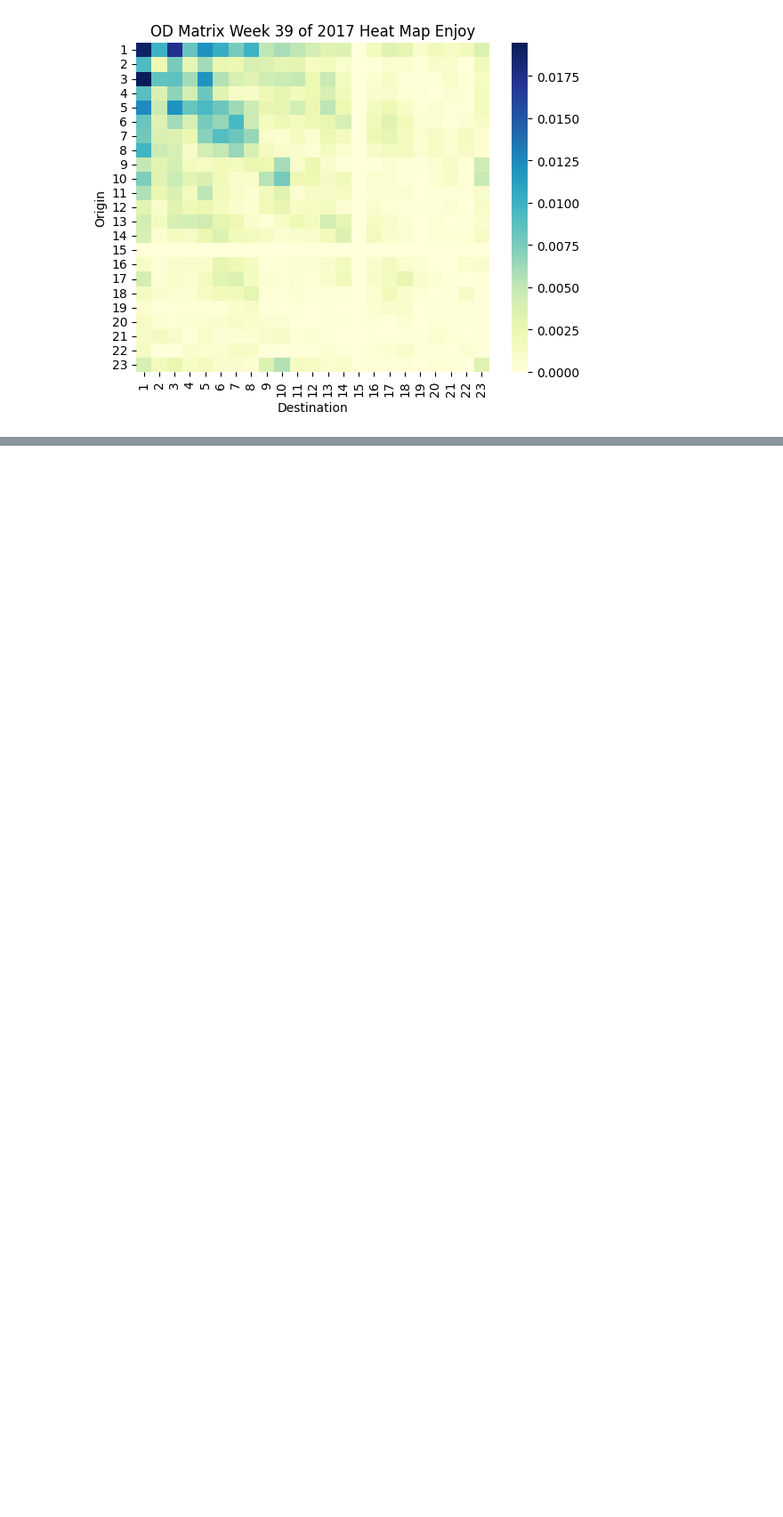
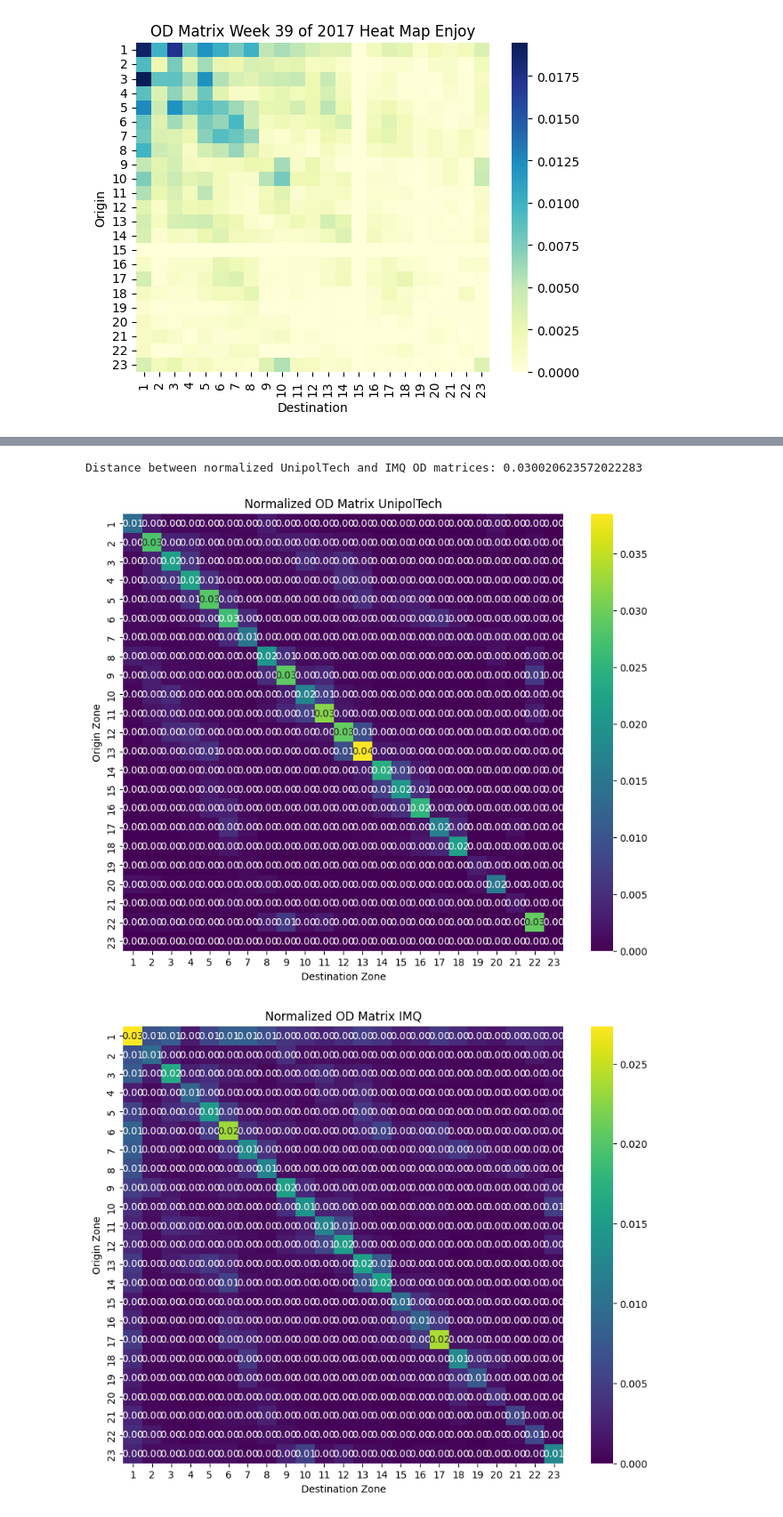
Before and after one commit to Mattiane/ICTforSmartMobilty_project, a Jupyter notebook: Lab2/ICT4SM_lab2-main/lab2.ipynb, the cells around one changed output, grey strips where cells are left out. Shown at 89% size. Saved outputs shown, nothing was run; the diff lists cells and outputs as text; code cells hidden in the pictures; blank space fills up the shorter version.

```diff
--- a/Lab2/ICT4SM_lab2-main/lab2.ipynb
+++ b/Lab2/ICT4SM_lab2-main/lab2.ipynb
@@ -589,0 +641,14 @@ Max norm of the difference between Car2go and Enjoy: 0.026708361522990907
+# %%
+#question 3
+
+
+unipol_info = pd.read_csv('./data/Unipoldata/Info_TO.csv')
+unipol_trips = pd.read_csv('./data/Unipoldata/Trips_OD_TO.csv')
+imq_data = pd.read_csv('./data/IMQ/IMQData_Torino.csv')
+
+unipol_data = pd.merge(unipol_trips, unipol_info, on='id_veicolo')
+
+print("UnipolTech Data:")
+print(unipol_data.head())
+print("IMQ Data:")
+print(imq_data.head())
@@ -589,0 +710,40 @@ Max norm of the difference between Car2go and Enjoy: 0.026708361522990907
+# %%
+max_zone_index = 23
+od_matrix_unipol = np.zeros((max_zone_index  , max_zone_index ), dtype=int)
+od_matrix_imq = np.zeros((max_zone_index , max_zone_index ), dtype=int)
+
+for _, row in unipol_data.iterrows():
+    if 1 <= row['ORI_ZONE'] <= max_zone_index and 1 <= row['DST_ZONE'] <= max_zone_index:
+        od_matrix_unipol[row['ORI_ZONE'] -1, row['DST_ZONE']-1 ] += 1
+
+# Compute the OD matrix for IMQ
+for _, row in imq_data.iterrows():
+    if 1 <= row['ORI_ZONE'] <= max_zone_index and 1 <= row['DST_ZONE'] <= max_zone_index:
+        od_matrix_imq[row['ORI_ZONE']-1 , row['DST_ZONE'] -1] += 1
+
+od_matrix_unipol_normalized = od_matrix_unipol / od_matrix_unipol.sum()
+od_matrix_imq_normalized = od_matrix_imq / od_matrix_imq.sum()
+
+od_matrix_unipol_flat = od_matrix_unipol_normalized.flatten()
+od_matrix_imq_flat = od_matrix_imq_normalized.flatten()
+
+distance = compute_dm2(od_matrix_unipol_normalized, od_matrix_imq_normalized)
+print(f"Distance between normalized UnipolTech and IMQ OD matrices: {distance}")
+
+
+plt.figure(figsize=(10, 8))
+sns.heatmap(od_matrix_unipol_normalized, annot=True, fmt=".2f", cmap="viridis",xticklabels=range(1, 24), yticklabels=range(1, 24))
+plt.title("Normalized OD Matrix UnipolTech")
+plt.xlabel("Destination Zone")
+plt.ylabel("Origin Zone")
+
+plt.figure(figsize=(10, 8))
+sns.heatmap(od_matrix_imq_normalized, annot=True, fmt=".2f", cmap="viridis",xticklabels=range(1, 24), yticklabels=range(1, 24))
+plt.title("Normalized OD Matrix IMQ")
+plt.xlabel("Destination Zone")
+plt.ylabel("Origin Zone")
+plt.show()
+# %% [output]
+Distance between normalized UnipolTech and IMQ OD matrices: 0.030020623572022283
+[figure, added]
+[figure, added]
```
Also changed, not shown: parts of 13 cells of this notebook.
